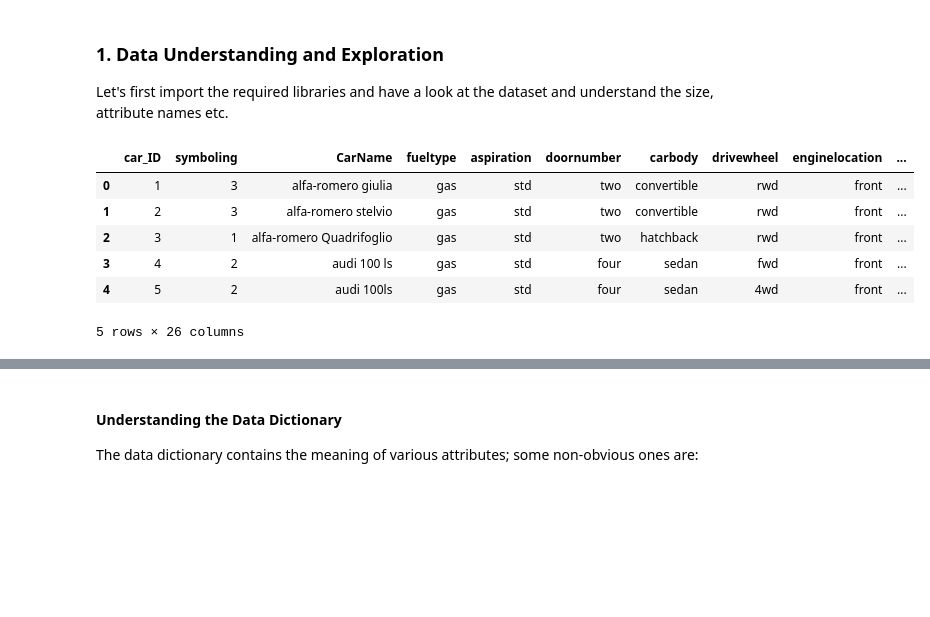
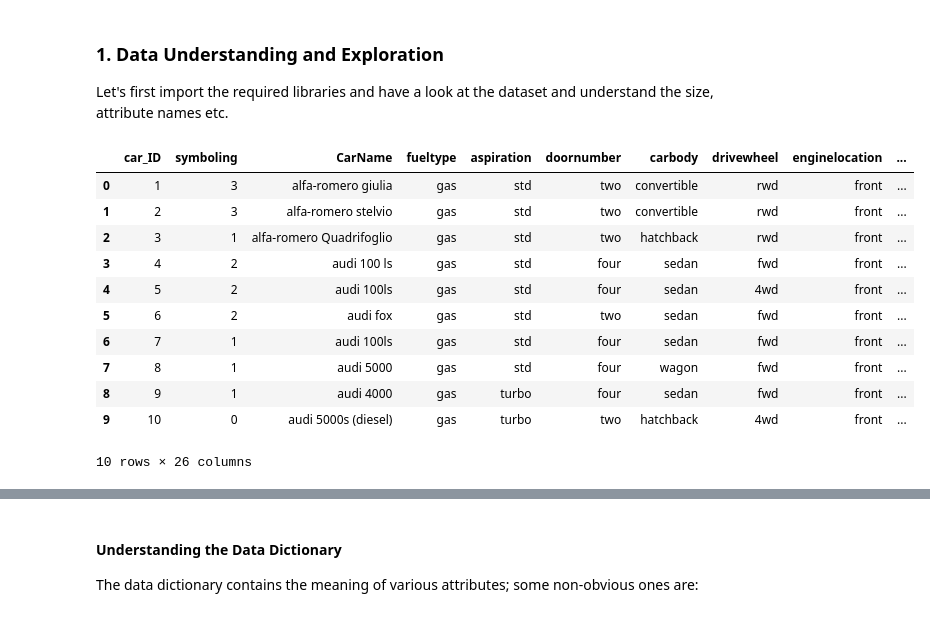
Before and after one commit to Pawan7aston/Code_Clue, a Jupyter notebook: Case study for new car manufacture company setup/Car+Price+Prediction+-+Assignment+Solution.ipynb, the cells around one changed output, grey strips where cells are left out. Saved outputs shown, nothing was run; the diff lists cells and outputs as text; code cells hidden in the pictures; blank space fills up the shorter version.

```diff
--- a/Case study for new car manufacture company setup/Car+Price+Prediction+-+Assignment+Solution.ipynb
+++ b/Case study for new car manufacture company setup/Car+Price+Prediction+-+Assignment+Solution.ipynb
@@ -25,15 +25,20 @@ warnings.filterwarnings('ignore')
 cars = pd.read_csv("CarPrice_Assignment.csv")
 # %%
 # Let's take a look at the first few rows
-cars.head()
+cars.head(10)
 # %% [output]
 |  | car_ID | symboling | CarName | fueltype | aspiration | doornumber | carbody | drivewheel | enginelocation | ... |
 | 0 | 1 | 3 | alfa-romero giulia | gas | std | two | convertible | rwd | front | ... |
 | 1 | 2 | 3 | alfa-romero stelvio | gas | std | two | convertible | rwd | front | ... |
 | 2 | 3 | 1 | alfa-romero Quadrifoglio | gas | std | two | hatchback | rwd | front | ... |
 | 3 | 4 | 2 | audi 100 ls | gas | std | four | sedan | fwd | front | ... |
 | 4 | 5 | 2 | audi 100ls | gas | std | four | sedan | 4wd | front | ... |
+| 5 | 6 | 2 | audi fox | gas | std | two | sedan | fwd | front | ... |
+| 6 | 7 | 1 | audi 100ls | gas | std | four | sedan | fwd | front | ... |
+| 7 | 8 | 1 | audi 5000 | gas | std | four | wagon | fwd | front | ... |
+| 8 | 9 | 1 | audi 4000 | gas | turbo | four | sedan | fwd | front | ... |
+| 9 | 10 | 0 | audi 5000s (diesel) | gas | turbo | two | hatchback | 4wd | front | ... |
-5 rows × 26 columns
+10 rows × 26 columns
 # %%
 # Summary of the dataset: 205 rows, 26 columns, no null values
 print(cars.info())
```
Also changed, not shown: parts of 39 cells of this notebook, 41 other files.
